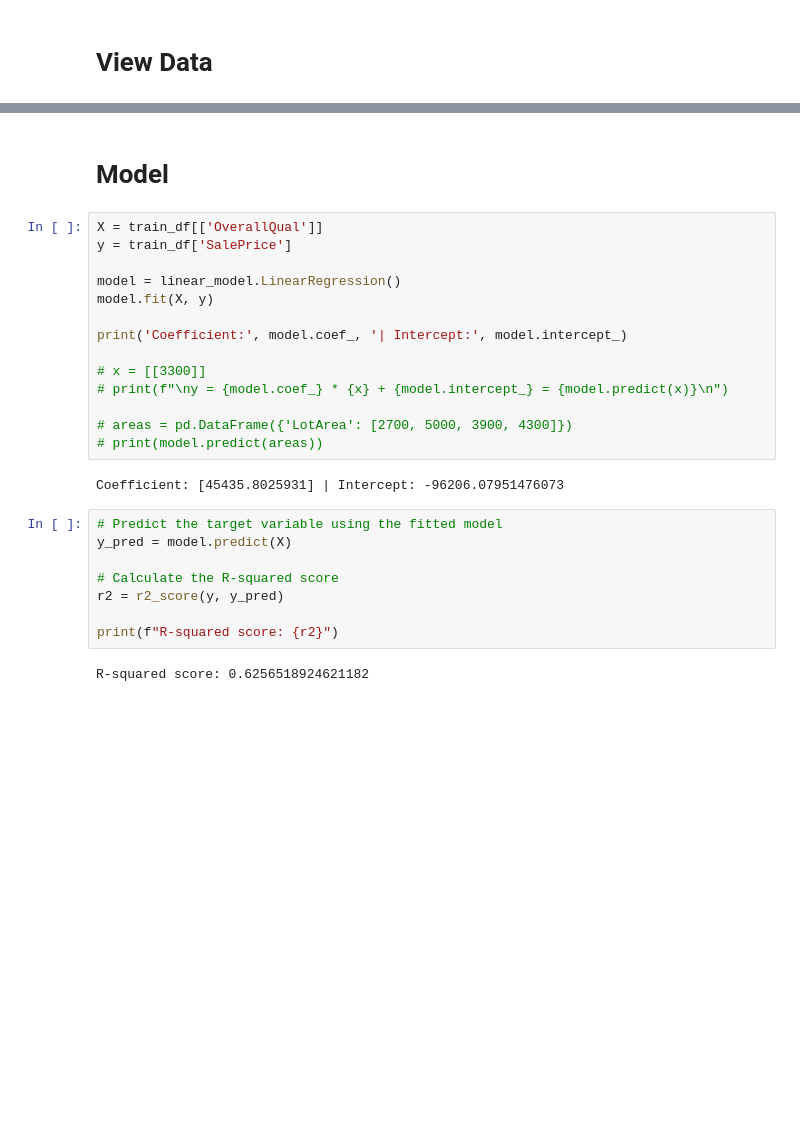
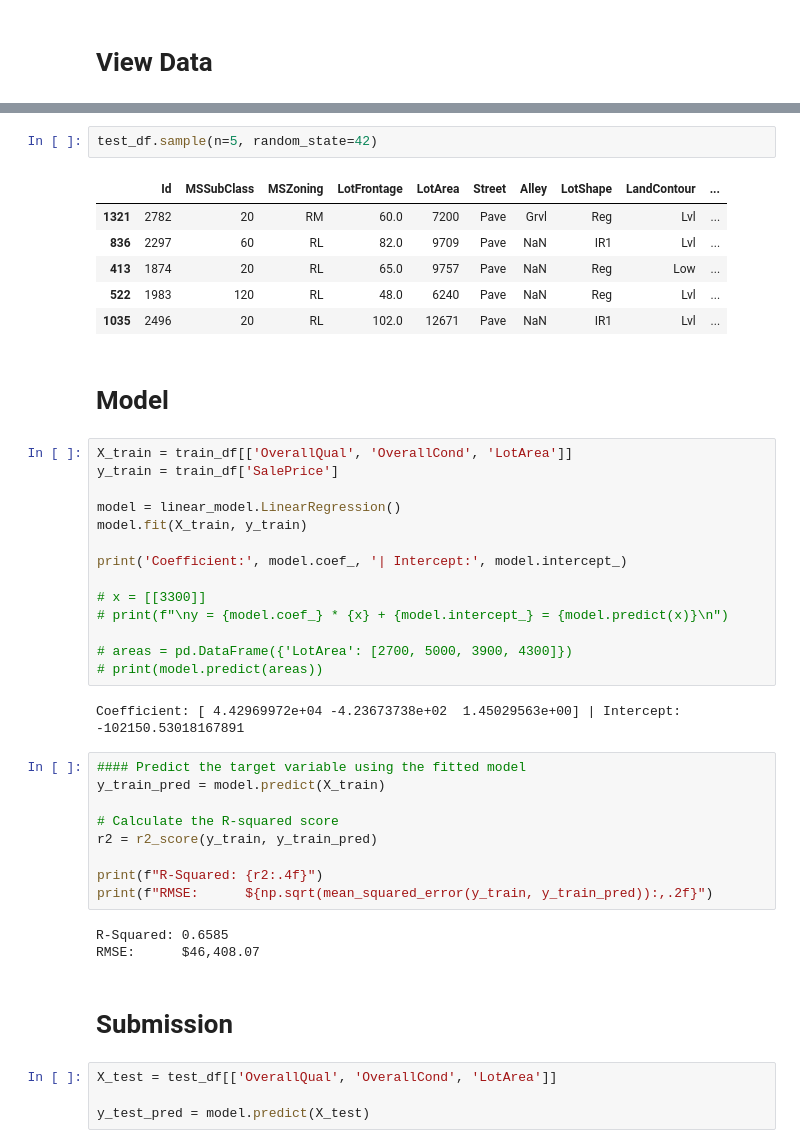
Before and after one commit to 20mattk/Kaggle-House-Prices-Competition, a Jupyter notebook: Kaggle House Prices Competition.ipynb, the cells around one changed output, grey strips where cells are left out. Drawn from its saved outputs; the diff is of its cells as text; blank space fills up the shorter version.

Commit message:
Kaggle Notebook | Kaggle House Prices Competition | Version 4

```diff
--- a/Kaggle House Prices Competition.ipynb
+++ b/Kaggle House Prices Competition.ipynb
@@ -49,11 +50,20 @@ train_df.head()
+# %%
+test_df.sample(n=5, random_state=42)
+# %% [output]
+|  | Id | MSSubClass | MSZoning | LotFrontage | LotArea | Street | Alley | LotShape | LandContour | ... |
+| 1321 | 2782 | 20 | RM | 60.0 | 7200 | Pave | Grvl | Reg | Lvl | ... |
+| 836 | 2297 | 60 | RL | 82.0 | 9709 | Pave | NaN | IR1 | Lvl | ... |
+| 413 | 1874 | 20 | RL | 65.0 | 9757 | Pave | NaN | Reg | Low | ... |
+| 522 | 1983 | 120 | RL | 48.0 | 6240 | Pave | NaN | Reg | Lvl | ... |
+| 1035 | 2496 | 20 | RL | 102.0 | 12671 | Pave | NaN | IR1 | Lvl | ... |
 # %% [markdown]
 # Model
 # %%
-X = train_df[['OverallQual']]
-y = train_df['SalePrice']
+X_train = train_df[['OverallQual', 'OverallCond', 'LotArea']]
+y_train = train_df['SalePrice']
 
 model = linear_model.LinearRegression()
-model.fit(X, y)
+model.fit(X_train, y_train)
 
 print('Coefficient:', model.coef_, '| Intercept:', model.intercept_)
 
@@ -63,14 +73,22 @@ print('Coefficient:', model.coef_, '| Intercept:', model.intercept_)
 # areas = pd.DataFrame({'LotArea': [2700, 5000, 3900, 4300]})
 # print(model.predict(areas))
 # %% [output]
-Coefficient: [45435.8025931] | Intercept: -96206.07951476073
+Coefficient: [ 4.42969972e+04 -4.23673738e+02  1.45029563e+00] | Intercept: -102150.53018167891
 # %%
-# Predict the target variable using the fitted model
-y_pred = model.predict(X)
+#### Predict the target variable using the fitted model
+y_train_pred = model.predict(X_train)
 
 # Calculate the R-squared score
-r2 = r2_score(y, y_pred)
+r2 = r2_score(y_train, y_train_pred)
 
-print(f"R-squared score: {r2}")
+print(f"R-Squared: {r2:.4f}")
+print(f"RMSE:      ${np.sqrt(mean_squared_error(y_train, y_train_pred)):,.2f}")
 # %% [output]
-R-squared score: 0.6256518924621182
+R-Squared: 0.6585
+RMSE:      $46,408.07
+# %% [markdown]
+# Submission
+# %%
+X_test = test_df[['OverallQual', 'OverallCond', 'LotArea']]
+
+y_test_pred = model.predict(X_test)
```
Also changed, not shown: parts of 5 cells of this notebook.
